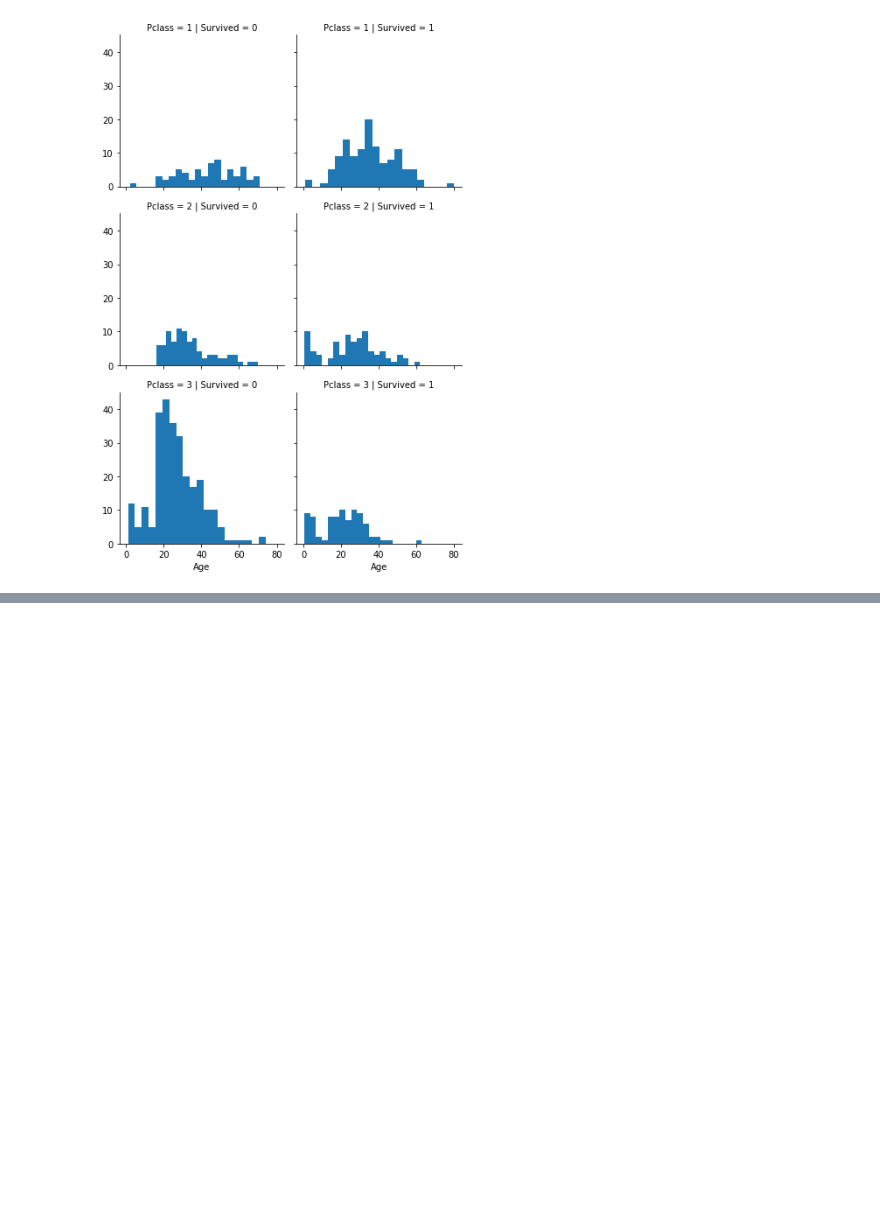
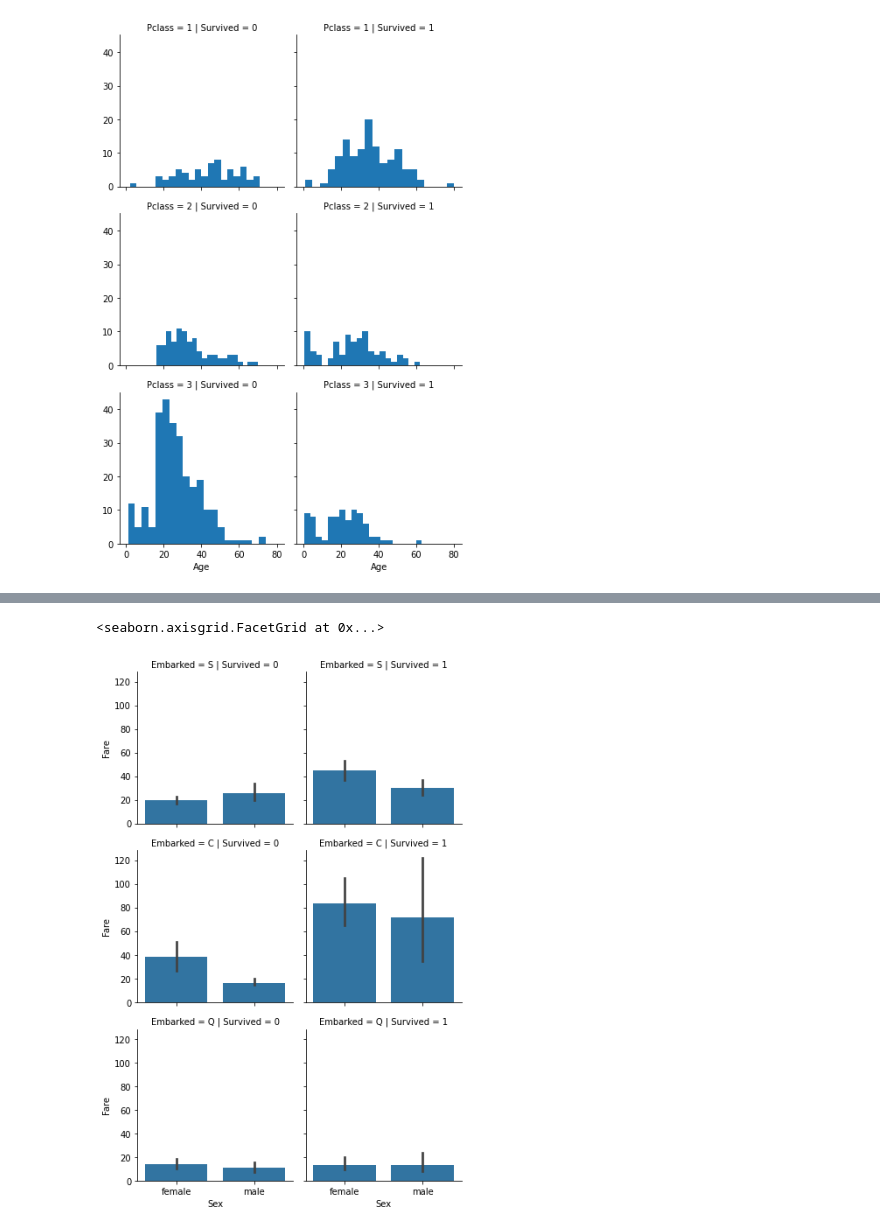
Before and after one commit to CSKIM999/ML-study, a Jupyter notebook: TF/titanic_traing.ipynb, the cells around one changed output, grey strips where cells are left out. Cells and saved outputs as stored; diff of their text form; code cells hidden in the pictures; blank space fills up the shorter version.

```diff
--- a/TF/titanic_traing.ipynb
+++ b/TF/titanic_traing.ipynb
@@ -242,0 +257,21 @@ grid.map(plt.hist,'Age',bins=20)
+# %%
+# 남자가 검은색 , 여자가 파란색 /// C에서 탑승 승객 빼고는 여성이 더 높은 생존률을 보임.
+# 이것도 무조건 C 에서 탑승한 사람들은 남성이 생존률이 높다 가 아니라, 객실등급과 승선지의 관계, 그리고 객실등급과 생존률 사이 관계가 겹쳐서 다음과 같은결과가 나옴.(might...아마도...?)
+
+# 시각화 작업의 마무리로, 범주형 데이터와 숫자 데이터의 상관관계 정리.
+# 승선지와 성별 <--> 요금 <--> 생존률 의 관계
+
+# HOW?
+# 1. 그래프 그리기 좌측 우측을 생존자로 나누기
+# 2. 위에서부터 승선지로 나누면 2*3 = 6개의 그래프가 그려짐
+# 3. 세부적으로 성별에 따른 요금평균 구하기
+# 4. 3) 에서 요금평균을 구하면 남성/여성 으로 두개가 나오니, 뚱뚱한 막대기 모양인 barplot 사용.
+
+# ci = none 신뢰구간 적용하지 않음, confidence intervals
+grid = sns.FacetGrid(train,col='Survived',row='Embarked')
+
+# 큰 틀을 짰으니 세부적 그래프 그리기
+grid.map(sns.barplot,'Sex','Fare')
+# %% [output]
+<seaborn.axisgrid.FacetGrid at 0x...>
+[figure, added]
```
Also changed, not shown: parts of 7 cells of this notebook.
